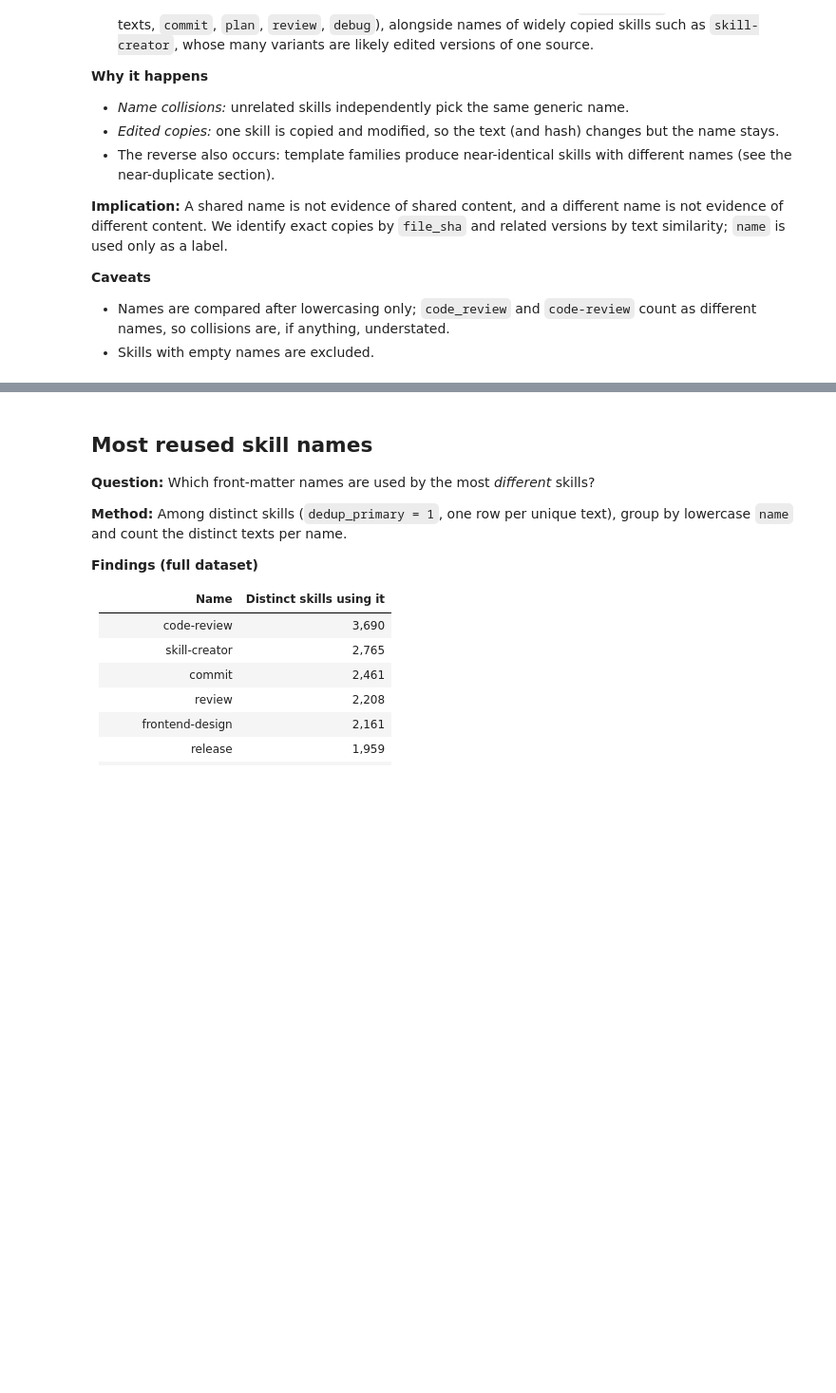
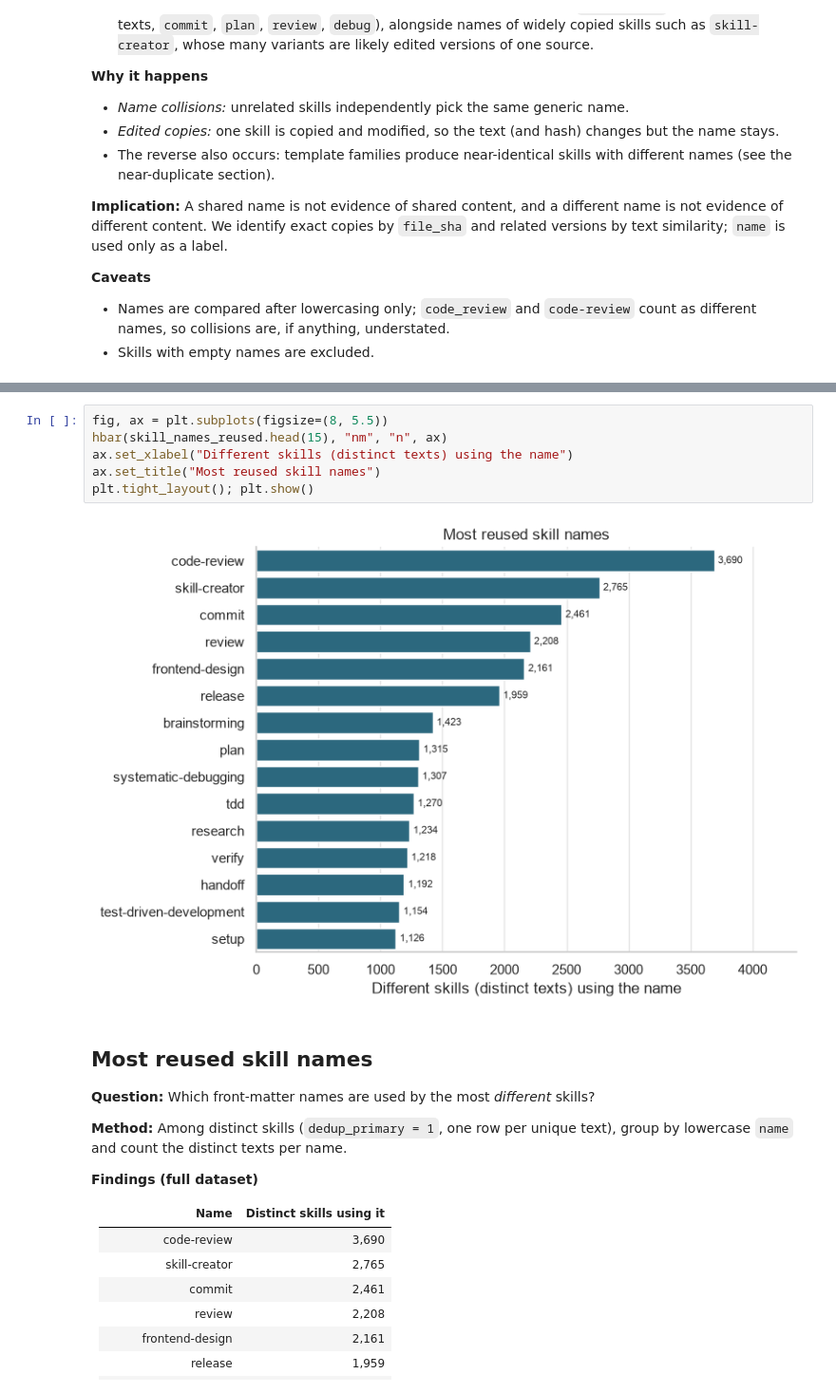
Before and after one commit to TJ690/SWE-Group-Project--Project-3, a Jupyter notebook: src/notebooks/EDA.ipynb, the cells around one changed output, grey strips where cells are left out. Shown at 95% size. Drawn from its saved outputs; the diff is of its cells as text; blank space fills up the shorter version.

```diff
--- a/src/notebooks/EDA.ipynb
+++ b/src/notebooks/EDA.ipynb
@@ -246,4 +328,12 @@ skill_names_reused
 845421 rows × 2 columns
+# %%
+fig, ax = plt.subplots(figsize=(8, 5.5))
+hbar(skill_names_reused.head(15), "nm", "n", ax)
+ax.set_xlabel("Different skills (distinct texts) using the name")
+ax.set_title("Most reused skill names")
+plt.tight_layout(); plt.show()
+# %% [output]
+[figure, added]
 # %% [markdown]
 ## Most reused skill names
 
```
Also changed, not shown: parts of 18 cells of this notebook, 4 other files.
